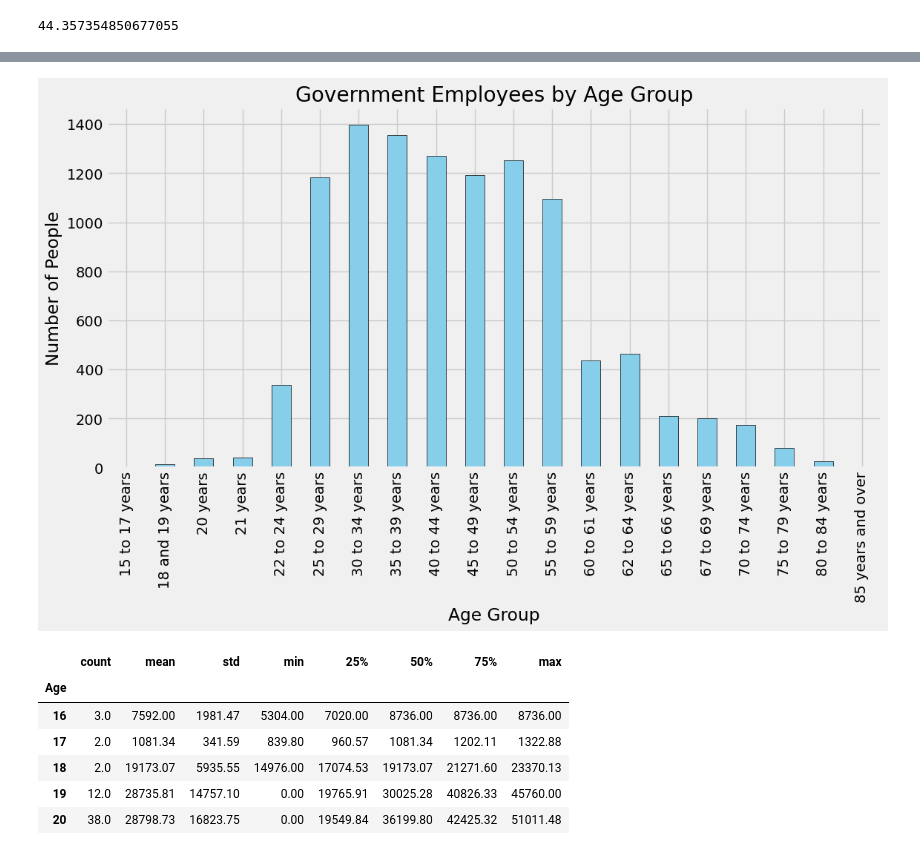
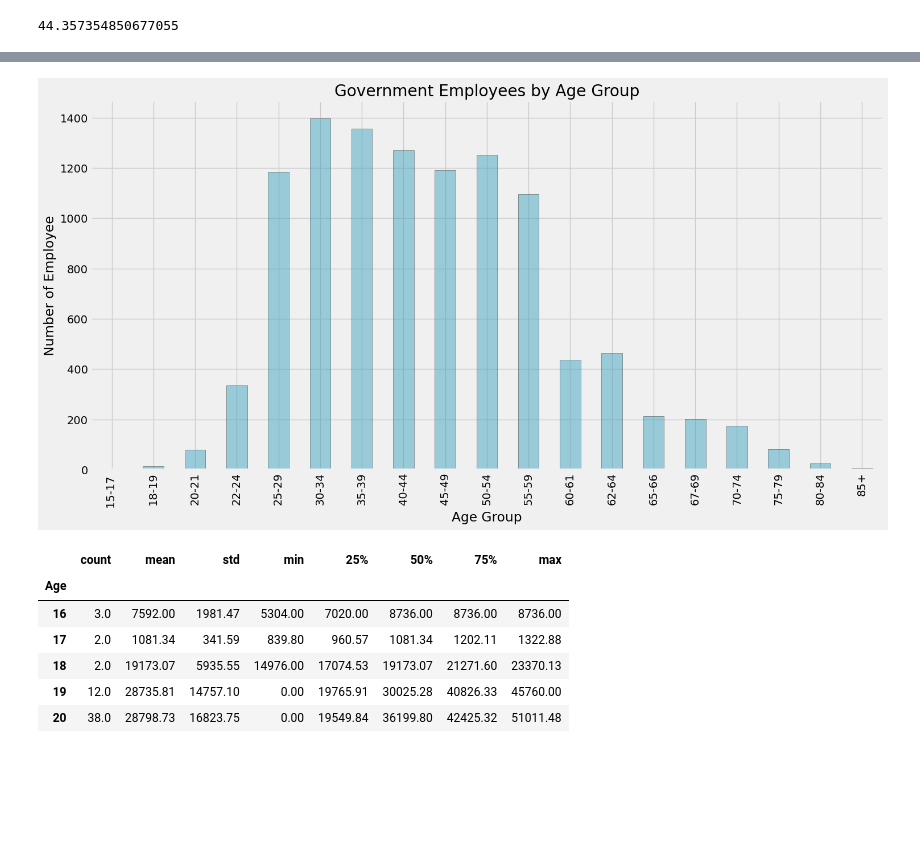
Before and after one commit to zdemeke/DavidsonGovEmployeeDemographics, a Jupyter notebook: Gov't Employment.ipynb, the cells around one changed output, grey strips where cells are left out. Saved outputs shown, nothing was run; the diff lists cells and outputs as text; code cells hidden in the pictures; blank space fills up the shorter version.

```diff
--- a/Gov't Employment.ipynb
+++ b/Gov't Employment.ipynb
@@ -231,5 +239,5 @@ plt.show()
 # %%
 # create age range column
-bins = [15, 18, 20, 21, 22, 25, 30, 35, 40, 45, 50, 55, 60, 62, 65, 67, 70, 75, 80, 85, 100]
-labels = ['15 to 17 years', '18 and 19 years', '20 years', '21 years', '22 to 24 years', '25 to 29 years', '30 to 34 years', '35 to 39 years', '40 to 44 years', '45 to 49 years', '50 to 54 years', '55 to 59 years', '60 to 61 years', '62 to 64 years', '65 to 66 years', '67 to 69 years', '70 to 74 years', '75 to 79 years', '80 to 84 years', '85 years and over']
+bins = [15, 18, 20, 22, 25, 30, 35, 40, 45, 50, 55, 60, 62, 65, 67, 70, 75, 80, 85, 100]
+labels = ['15-17 ', '18-19', '20-21', '22-24', '25-29', '30-34', '35-39', '40-44', '45-49', '50-54', '55-59', '60-61', '62-64', '65-66', '67-69', '70-74', '75-79', '80-84', '85+']
 gov_emp['Age_Group'] = pd.cut(gov_emp.Age, bins, labels = labels, right=False)
@@ -253,16 +245,17 @@ gov_emp[gov_emp['Age']==22]
 gov_emp_by_AgeGroup = gov_emp.groupby('Age_Group').size()
 # %%
 
-gov_emp_by_AgeGroup.plot(kind='bar', figsize = (12,6),
+gov_emp_by_AgeGroup.plot(kind='bar', figsize = (16,8),
                          title = 'Government Employees by Age Group',
-                         ylabel = 'Number of People',
+                         ylabel = 'Number of Employee',
                         xlabel = 'Age Group',
-                        color='skyblue',
-                        edgecolor='black')
+                        color='#44a5c2',
+                        edgecolor='black',
+                        alpha=0.5)
 plt.style.use('fivethirtyeight')
 plt.show()
 # %% [output]
-[figure, old version]
+[figure, new version]
 # %%
 gov_emp.groupby('Age')['Annual Salary'].describe().round(2)
 # %% [output]
```
Also changed, not shown: parts of 81 cells of this notebook, 2 other files.
